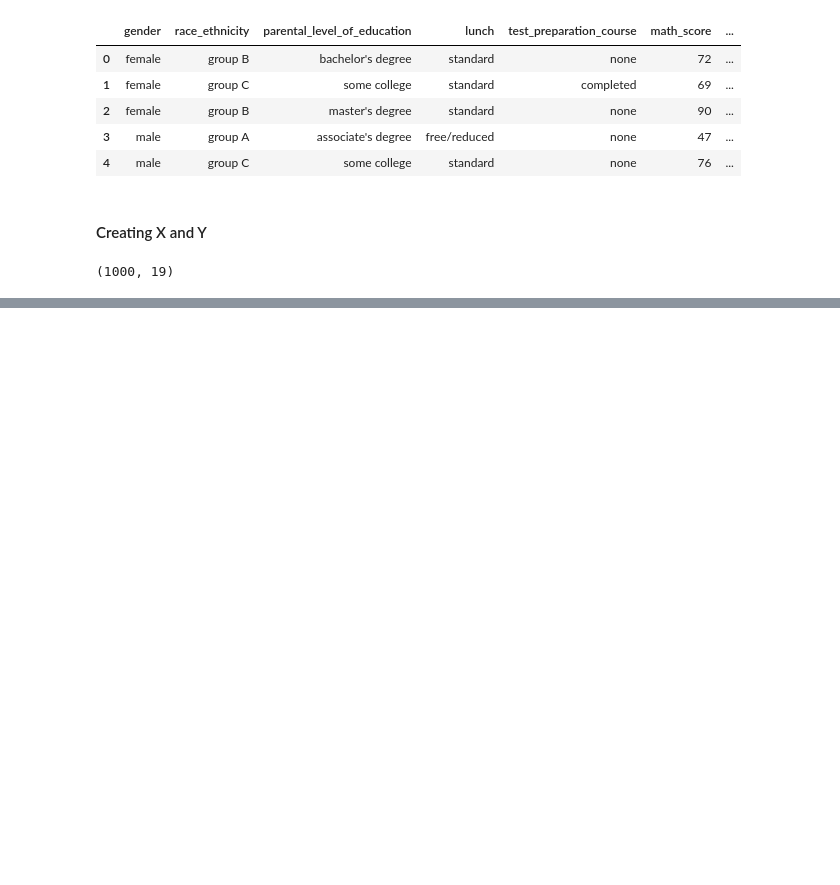
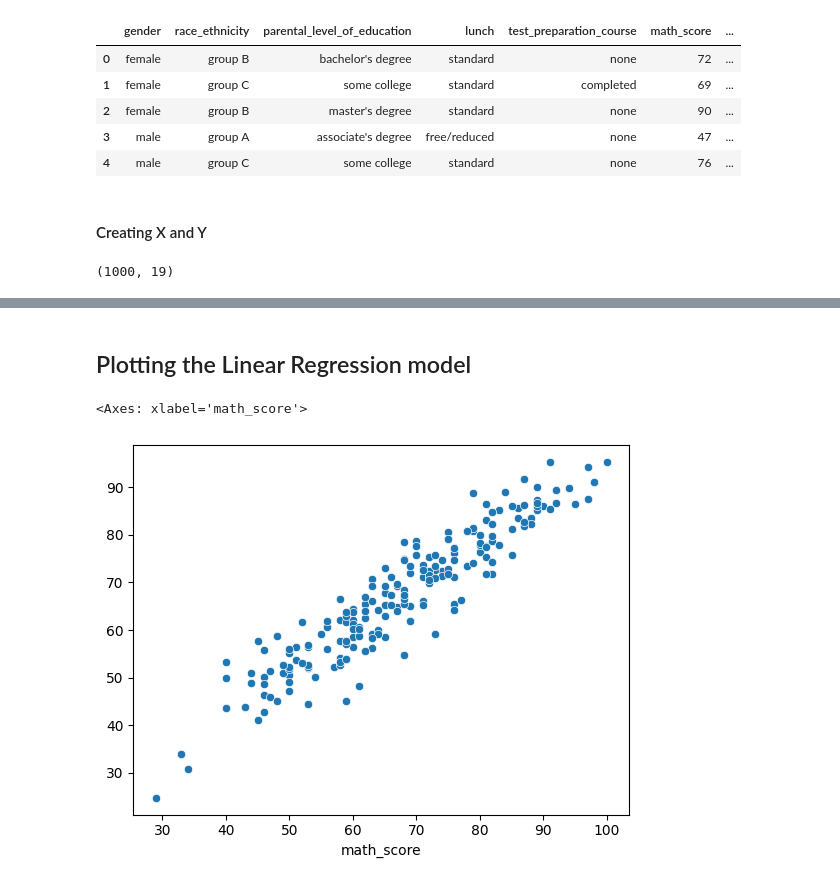
Before and after one commit to Prerit108/Project1, a Jupyter notebook: dataset/MODEL_train.ipynb, the cells around one changed output, grey strips where cells are left out. Saved outputs shown, nothing was run; the diff lists cells and outputs as text; code cells hidden in the pictures; blank space fills up the shorter version.

Commit message:
model training complete

```diff
--- a/dataset/MODEL_train.ipynb
+++ b/dataset/MODEL_train.ipynb
@@ -92,6 +92,26 @@ models = {
     "CatBoosting Regressor": CatBoostRegressor(verbose=False),
     "AdaBoost Regressor": AdaBoostRegressor()
 }
-# %%
-for model in models:
-    model.fit_transform(x_train)
+# %%
+model_list = []
+r2_list = []
+i = 0
+for model in models.values():
+
+    model.fit(x_train,y_train)
+    y_pred = model.predict(x_test)
+    mae,rmse,mse,r2squared = evaluation(y_test,y_pred)
+
+    print(list(models.keys())[i])
+    model_list.append(list(models.keys())[i])
+
+    print("R2 score: ",r2squared)
+    print("Model score on test data")
+    print("mean_squared_error: ",mse)
+    print("root_mean_squared_error: ",rmse)
+    print("mean_absolute_error: ",mae)
+
+    r2_list.append(r2squared)
+
+    i = i+1
+    print("\n")
@@ -97,0 +150,11 @@ for model in models:
+# %% [markdown]
+## Plotting the Linear Regression model
+# %%
+model = LinearRegression()
+model.fit(x_train,y_train)
+y_pred = model.predict(x_test)
+# %%
+sns.scatterplot(x = y_test,y = y_pred)
+# %% [output]
+<Axes: xlabel='math_score'>
+[figure, added]
```
Also changed, not shown: parts of 4 cells of this notebook, 4 other files.
